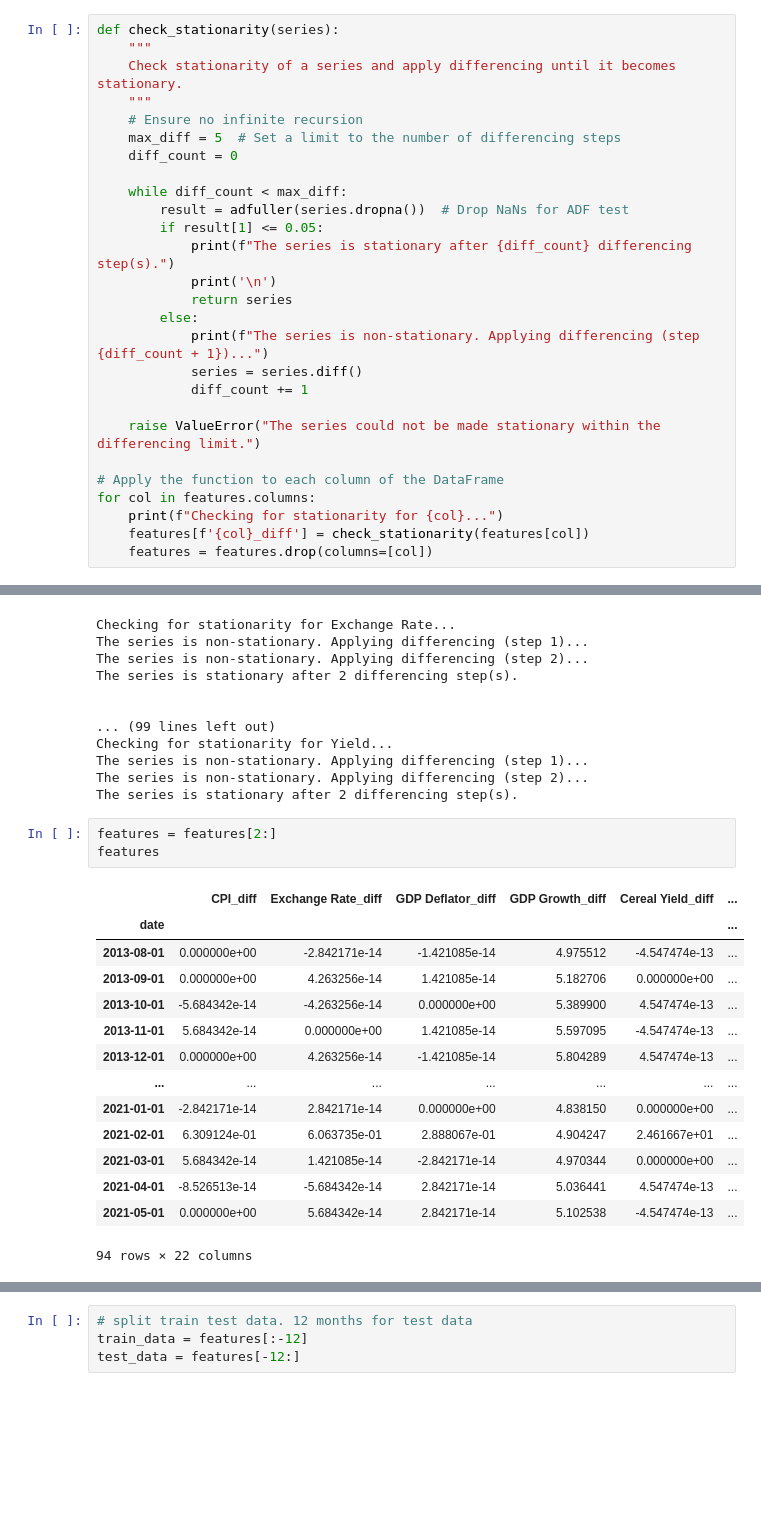
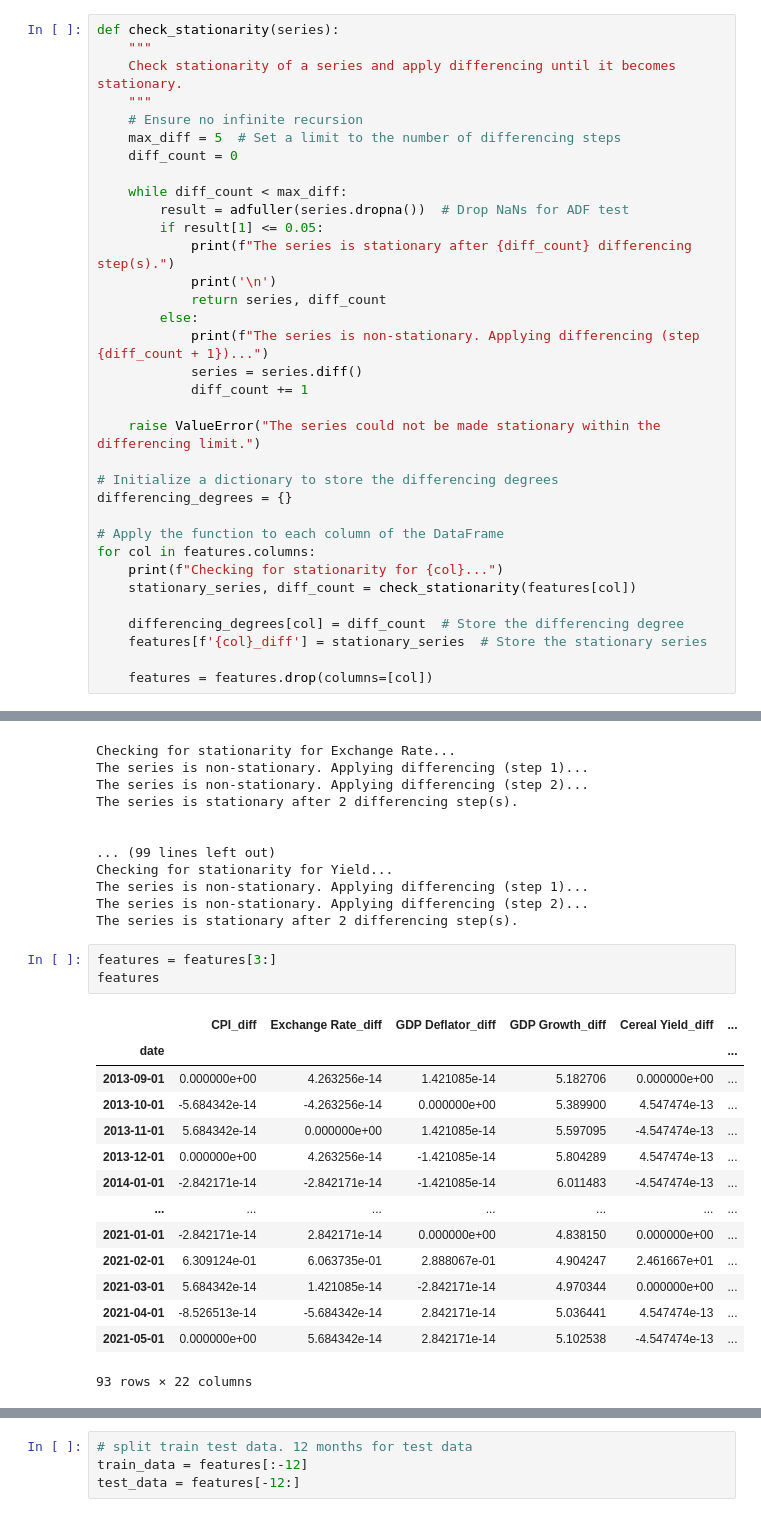
Before and after one commit to lukas-stamm/PAII, a Jupyter notebook: feature_prediction/features_potato.ipynb, the cells around one changed output, grey strips where cells are left out. Cells and saved outputs as stored; diff of their text form; blank space fills up the shorter version.

```diff
--- a/feature_prediction/features_potato.ipynb
+++ b/feature_prediction/features_potato.ipynb
@@ -79,7 +79,7 @@ def check_stationarity(series):
         if result[1] <= 0.05:
             print(f"The series is stationary after {diff_count} differencing step(s).")
             print('\n')
-            return series
+            return series, diff_count
         else:
             print(f"The series is non-stationary. Applying differencing (step {diff_count + 1})...")
             series = series.diff()
@@ -87,10 +87,17 @@ def check_stationarity(series):
 
     raise ValueError("The series could not be made stationary within the differencing limit.")
 
+# Initialize a dictionary to store the differencing degrees
+differencing_degrees = {}
+
 # Apply the function to each column of the DataFrame
 for col in features.columns:
     print(f"Checking for stationarity for {col}...")
-    features[f'{col}_diff'] = check_stationarity(features[col])
+    stationary_series, diff_count = check_stationarity(features[col])
+
+    differencing_degrees[col] = diff_count  # Store the differencing degree
+    features[f'{col}_diff'] = stationary_series  # Store the stationary series
+
     features = features.drop(columns=[col])
 # %% [output]
 Checking for stationarity for CPI...
@@ -111,20 +118,20 @@ The series is non-stationary. Applying differencing (step 1)...
 The series is non-stationary. Applying differencing (step 2)...
 The series is stationary after 2 differencing step(s).
 # %%
-features = features[2:]
+features = features[3:]
 features
 # %% [output]
 |  | CPI_diff | Exchange Rate_diff | GDP Deflator_diff | GDP Growth_diff | Cereal Yield_diff | ... |
 | date |  |  |  |  |  | ... |
-| 2013-08-01 | 0.000000e+00 | -2.842171e-14 | -1.421085e-14 | 4.975512 | -4.547474e-13 | ... |
 | 2013-09-01 | 0.000000e+00 | 4.263256e-14 | 1.421085e-14 | 5.182706 | 0.000000e+00 | ... |
 | 2013-10-01 | -5.684342e-14 | -4.263256e-14 | 0.000000e+00 | 5.389900 | 4.547474e-13 | ... |
 | 2013-11-01 | 5.684342e-14 | 0.000000e+00 | 1.421085e-14 | 5.597095 | -4.547474e-13 | ... |
 | 2013-12-01 | 0.000000e+00 | 4.263256e-14 | -1.421085e-14 | 5.804289 | 4.547474e-13 | ... |
+| 2014-01-01 | -2.842171e-14 | -2.842171e-14 | -1.421085e-14 | 6.011483 | -4.547474e-13 | ... |
 | ... | ... | ... | ... | ... | ... | ... |
 | 2021-01-01 | -2.842171e-14 | 2.842171e-14 | 0.000000e+00 | 4.838150 | 0.000000e+00 | ... |
 | 2021-02-01 | 6.309124e-01 | 6.063735e-01 | 2.888067e-01 | 4.904247 | 2.461667e+01 | ... |
 | 2021-03-01 | 5.684342e-14 | 1.421085e-14 | -2.842171e-14 | 4.970344 | 0.000000e+00 | ... |
 | 2021-04-01 | -8.526513e-14 | -5.684342e-14 | 2.842171e-14 | 5.036441 | 4.547474e-13 | ... |
 | 2021-05-01 | 0.000000e+00 | 5.684342e-14 | 2.842171e-14 | 5.102538 | -4.547474e-13 | ... |
-94 rows × 22 columns
+93 rows × 22 columns
```
Also changed, not shown: parts of 6 cells of this notebook.
